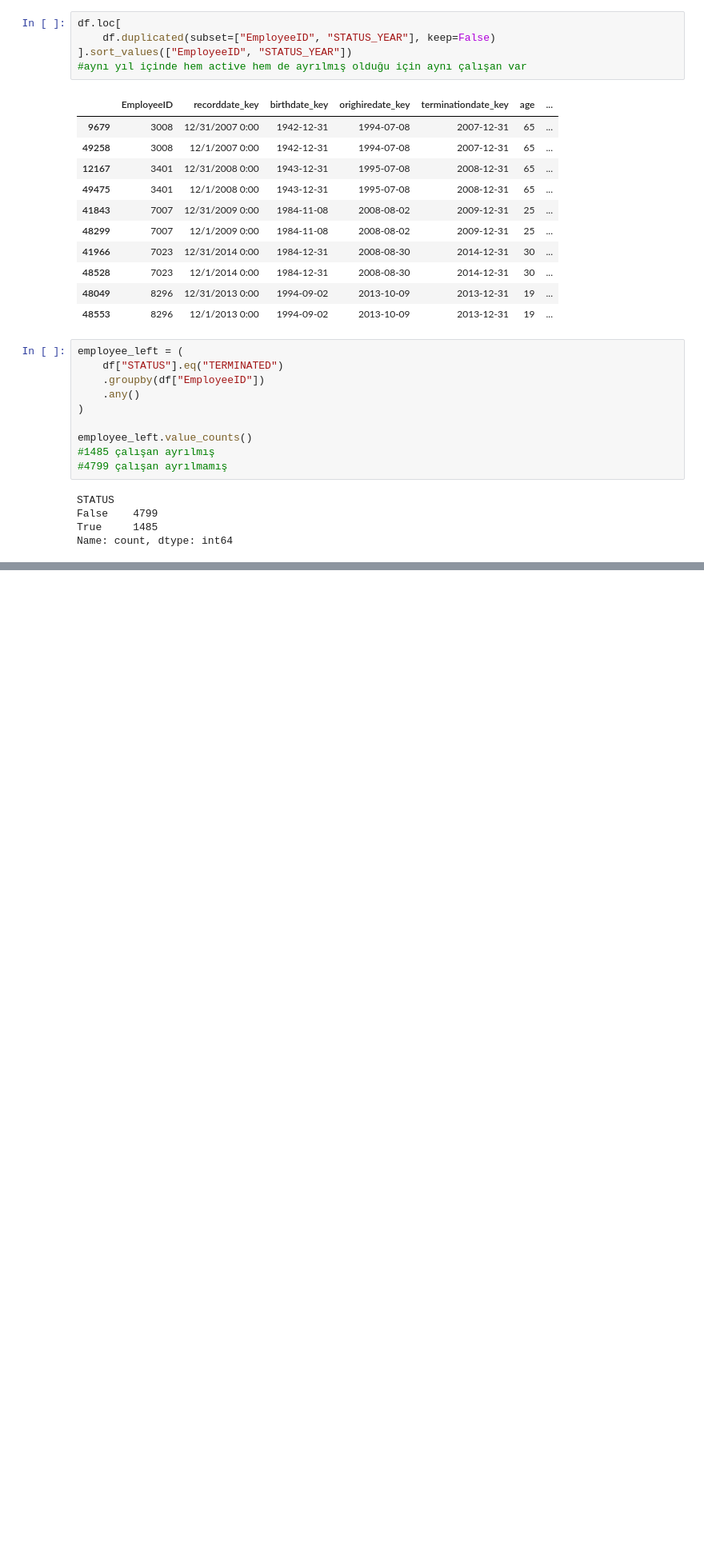
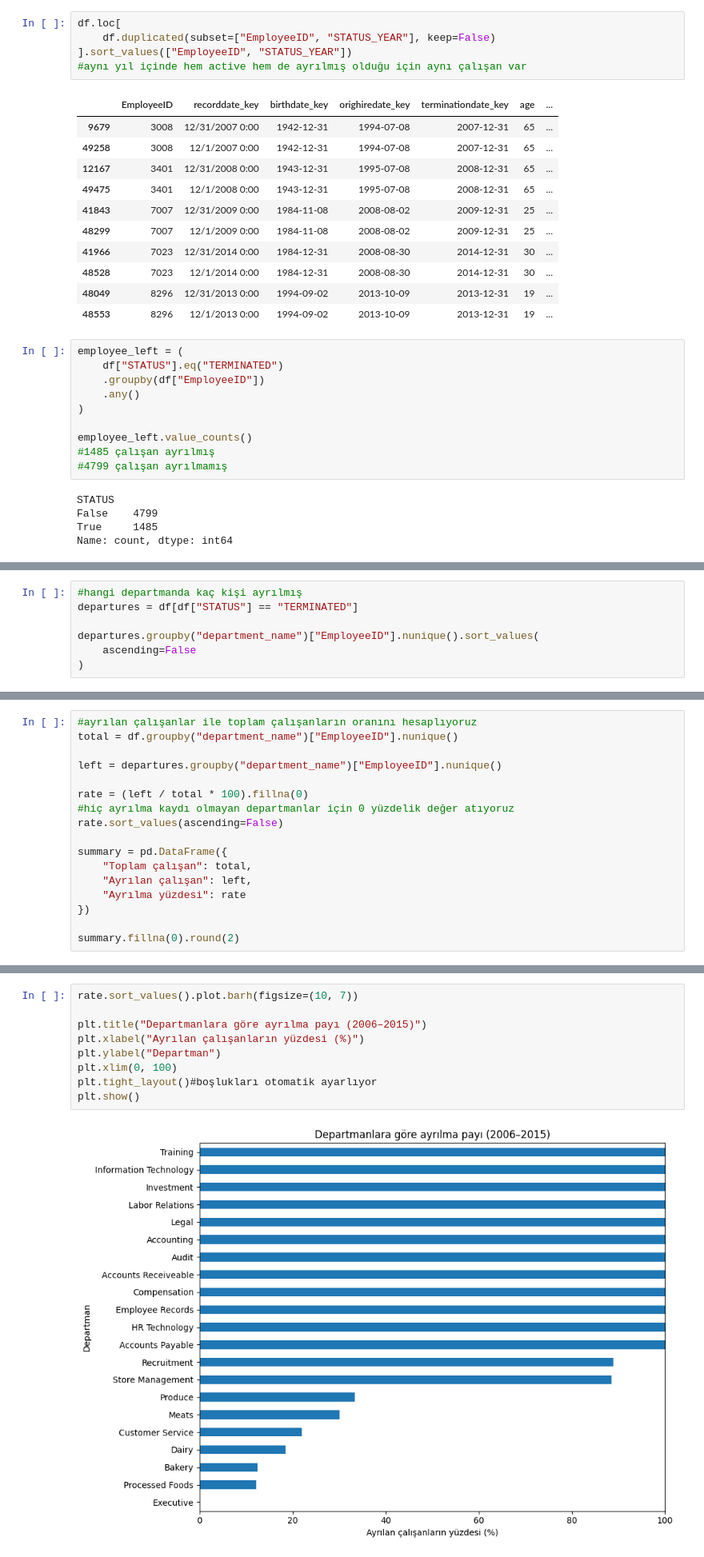
Before and after one commit to nazlican-engineer/Mercek, a Jupyter notebook: notebooks/01_analiz.ipynb, the cells around one changed output, grey strips where cells are left out. Shown at 80% size. Cells and saved outputs as stored; diff of their text form; blank space fills up the shorter version.

Commit message:
Analyze department departures, layoffs, tenure and gender resignation rates

```diff
--- a/notebooks/01_analiz.ipynb
+++ b/notebooks/01_analiz.ipynb
@@ -195,0 +262,7 @@ len(active_ids & terminated_ids)
+# %%
+#hangi departmanda kaç kişi ayrılmış
+departures = df[df["STATUS"] == "TERMINATED"]
+
+departures.groupby("department_name")["EmployeeID"].nunique().sort_values(
+    ascending=False
+)
@@ -195,0 +287,17 @@ len(active_ids & terminated_ids)
+# %%
+#ayrılan çalışanlar ile toplam çalışanların oranını hesaplıyoruz
+total = df.groupby("department_name")["EmployeeID"].nunique()
+
+left = departures.groupby("department_name")["EmployeeID"].nunique()
+
+rate = (left / total * 100).fillna(0)
+#hiç ayrılma kaydı olmayan departmanlar için 0 yüzdelik değer atıyoruz
+rate.sort_values(ascending=False)
+
+summary = pd.DataFrame({
+    "Toplam çalışan": total,
+    "Ayrılan çalışan": left,
+    "Ayrılma yüzdesi": rate
+})
+
+summary.fillna(0).round(2)
@@ -195,0 +323,11 @@ len(active_ids & terminated_ids)
+# %%
+rate.sort_values().plot.barh(figsize=(10, 7))
+
+plt.title("Departmanlara göre ayrılma payı (2006–2015)")
+plt.xlabel("Ayrılan çalışanların yüzdesi (%)")
+plt.ylabel("Departman")
+plt.xlim(0, 100)
+plt.tight_layout()#boşlukları otomatik ayarlıyor
+plt.show()
+# %% [output]
+[figure, added]
```
Also changed, not shown: parts of 16 cells of this notebook.
